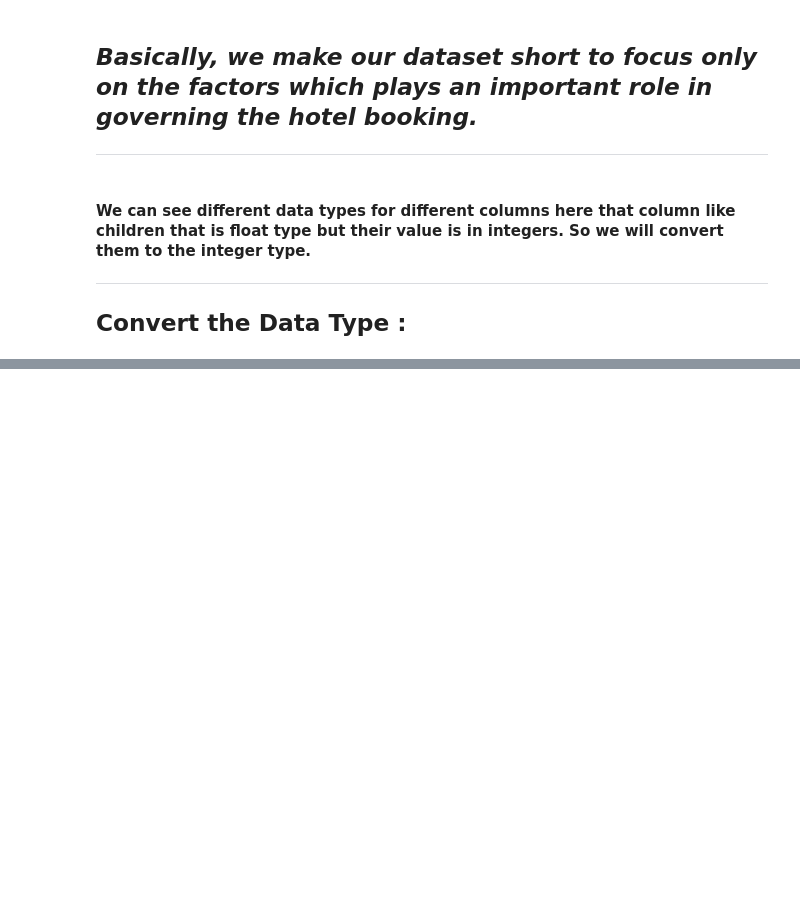
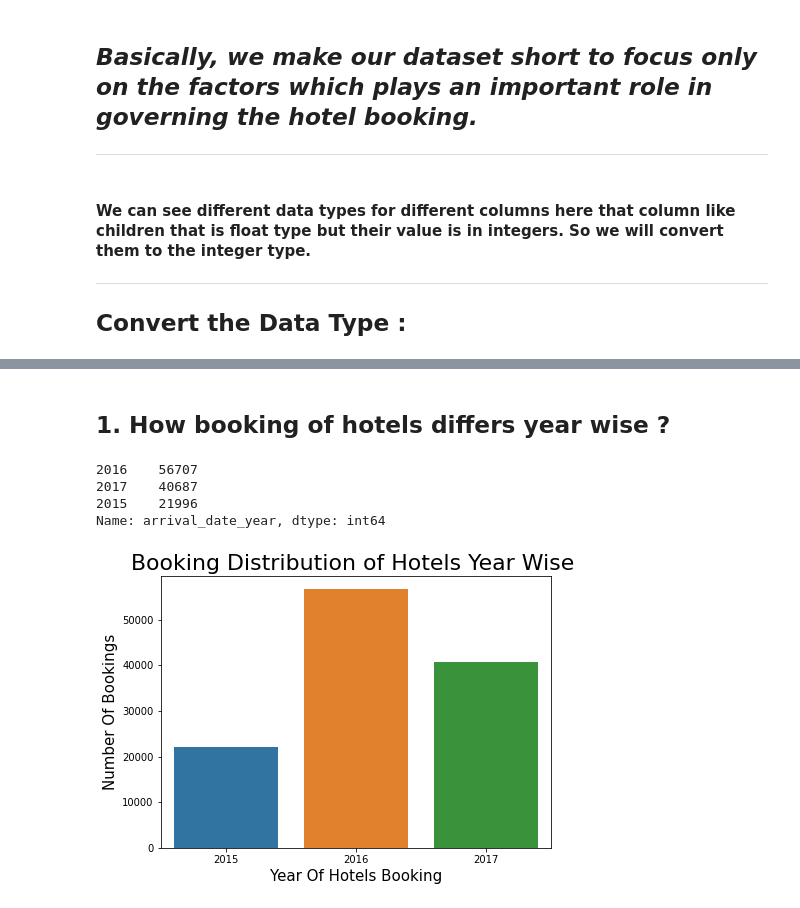
Before and after one commit to dev-PrabhatShukla/Capstone-Project--EDA-On-Hotel-Booking-Analysis, a Jupyter notebook: Hotel_Booking_Analysis_Capstone_Project.ipynb, the cells around one changed output, grey strips where cells are left out. Saved outputs shown, nothing was run; the diff lists cells and outputs as text; code cells hidden in the pictures; blank space fills up the shorter version.

Commit message:
Start performing EDA on the dataset and try to answer most prominent arising question to get better insight from the data

```diff
--- a/Hotel_Booking_Analysis_Capstone_Project.ipynb
+++ b/Hotel_Booking_Analysis_Capstone_Project.ipynb
@@ -237,7 +237,7 @@ Index(['hotel', 'is_canceled', 'lead_time', 'arrival_date_year',
       dtype='object')
 # %%
 # Columns that is required too keep in another dataframe for future analysis
-columns_to_keep = ['hotel', 'is_canceled', 'lead_time', 'arrival_date_year', 'arrival_date_day_of_month', 'country', 'adults', 'children', 'babies', 'stays_in_weekend_nights']
+columns_to_keep = ['hotel', 'is_canceled', 'lead_time', 'arrival_date_year', 'arrival_date_day_of_month', 'country', 'adults', 'children', 'babies', 'stays_in_weekend_nights', 'market_segment', 'total_of_special_requests']
 dataframe = dataframe[columns_to_keep]
 # Let's display the information of the dataframe
 dataframe.info()
@@ -310,0 +343,21 @@ dataframe.head(10)
+# %% [markdown]
+## <b> 1. How booking of hotels differs year wise ?
+# %%
+# Let's see in what is booking distribution year wise
+year_wise_dis = dataframe['arrival_date_year'].value_counts()
+year_wise_dis
+# %% [output]
+2016    56707
+2017    40687
+2015    21996
+Name: arrival_date_year, dtype: int64
+# %%
+# Let's see above data graphically using count plot
+plt.figure(figsize=(7,5))
+sns.countplot(data=dataframe, x='arrival_date_year')
+plt.title("Booking Distribution of Hotels Year Wise ", fontsize = 22)
+plt.ylabel('Number Of Bookings',fontsize = 15)
+plt.xlabel('Year Of Hotels Booking',fontsize = 15)
+plt.show()
+# %% [output]
+[figure, added]
```
Also changed, not shown: parts of 13 cells of this notebook.
